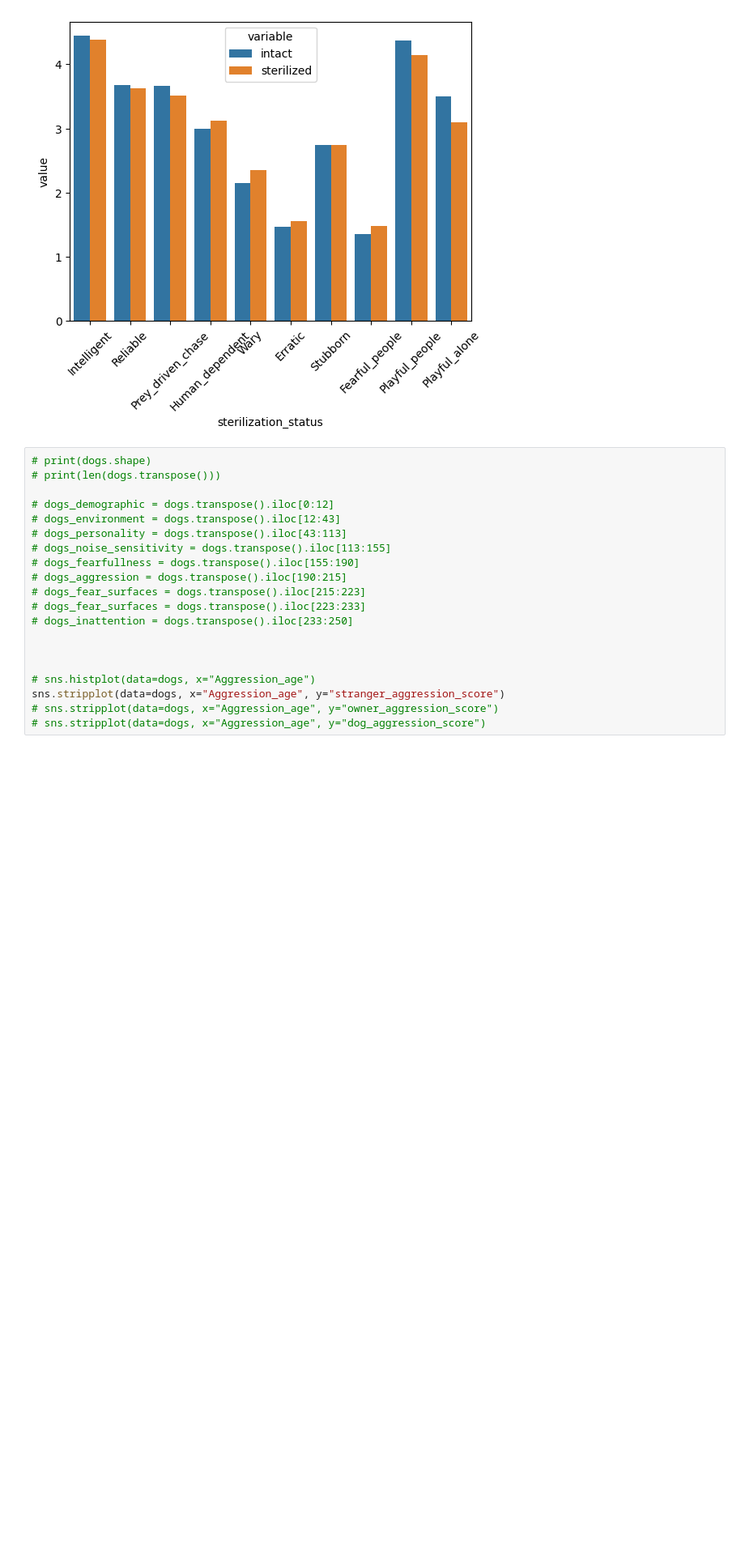
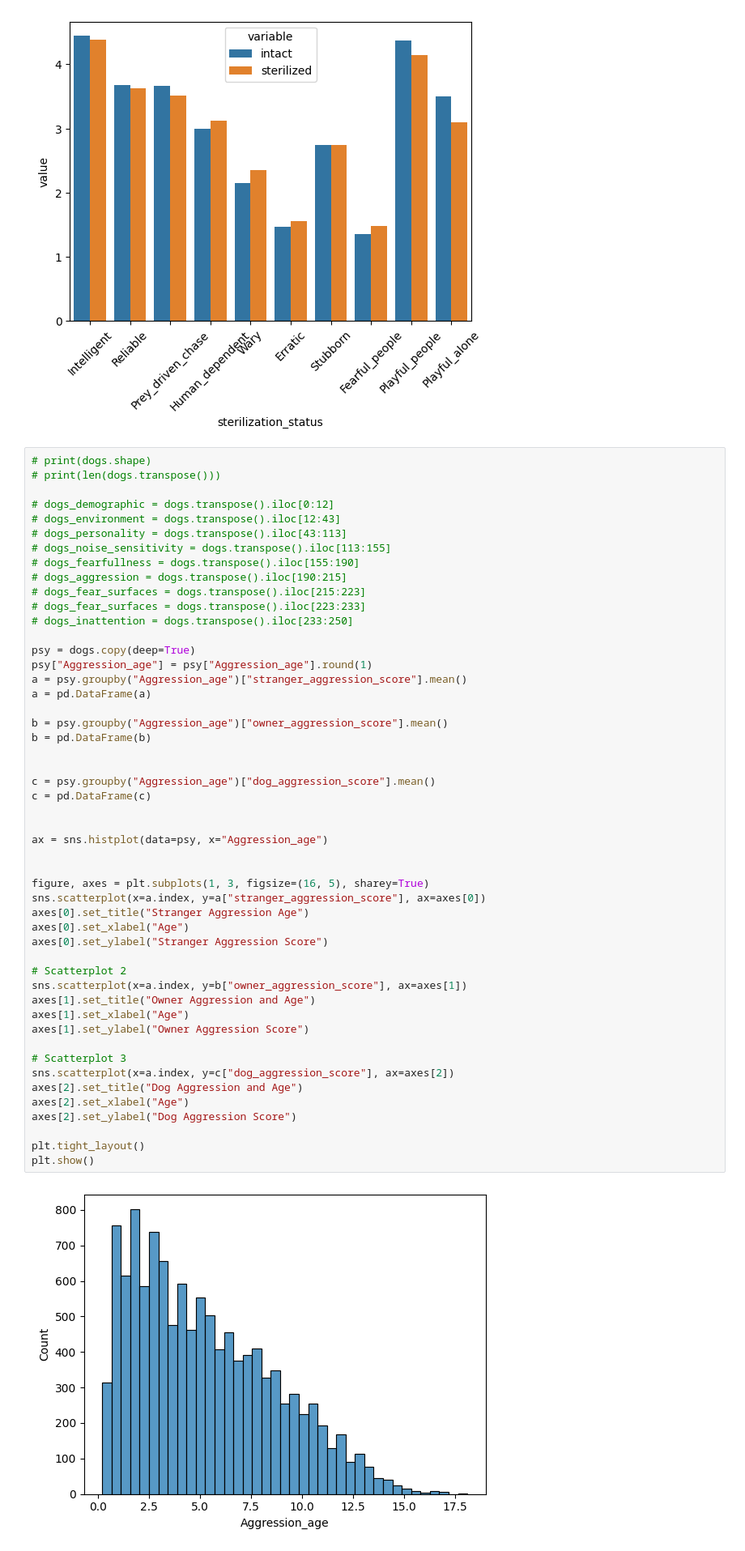
Before and after one commit to Retr-1/AnalyzaPsy, a Jupyter notebook: Analyza_psy.ipynb, the cells around one changed output. Shown: that part at 81% size. Drawn from its saved outputs; the diff is of its cells as text; blank space fills up the shorter version.

```diff
--- a/Analyza_psy.ipynb
+++ b/Analyza_psy.ipynb
@@ -194,20 +194,52 @@ plt.xticks(rotation=45)
 # %%
 # print(dogs.shape)
 # print(len(dogs.transpose()))
 
 # dogs_demographic = dogs.transpose().iloc[0:12]
 # dogs_environment = dogs.transpose().iloc[12:43]
 # dogs_personality = dogs.transpose().iloc[43:113]
 # dogs_noise_sensitivity = dogs.transpose().iloc[113:155]
 # dogs_fearfullness = dogs.transpose().iloc[155:190]
 # dogs_aggression = dogs.transpose().iloc[190:215]
 # dogs_fear_surfaces = dogs.transpose().iloc[215:223]
 # dogs_fear_surfaces = dogs.transpose().iloc[223:233]
 # dogs_inattention = dogs.transpose().iloc[233:250]
 
+psy = dogs.copy(deep=True)
+psy["Aggression_age"] = psy["Aggression_age"].round(1)
+a = psy.groupby("Aggression_age")["stranger_aggression_score"].mean()
+a = pd.DataFrame(a)
+
+b = psy.groupby("Aggression_age")["owner_aggression_score"].mean()
+b = pd.DataFrame(b)
 
 
-# sns.histplot(data=dogs, x="Aggression_age")
-sns.stripplot(data=dogs, x="Aggression_age", y="stranger_aggression_score")
-# sns.stripplot(data=dogs, x="Aggression_age", y="owner_aggression_score")
-# sns.stripplot(data=dogs, x="Aggression_age", y="dog_aggression_score")
+c = psy.groupby("Aggression_age")["dog_aggression_score"].mean()
+c = pd.DataFrame(c)
+
+
+ax = sns.histplot(data=psy, x="Aggression_age")
+
+
+figure, axes = plt.subplots(1, 3, figsize=(16, 5), sharey=True)
+sns.scatterplot(x=a.index, y=a["stranger_aggression_score"], ax=axes[0])
+axes[0].set_title("Stranger Aggression Age")
+axes[0].set_xlabel("Age")
+axes[0].set_ylabel("Stranger Aggression Score")
+
+# Scatterplot 2
+sns.scatterplot(x=a.index, y=b["owner_aggression_score"], ax=axes[1])
+axes[1].set_title("Owner Aggression and Age")
+axes[1].set_xlabel("Age")
+axes[1].set_ylabel("Owner Aggression Score")
+
+# Scatterplot 3
+sns.scatterplot(x=a.index, y=c["dog_aggression_score"], ax=axes[2])
+axes[2].set_title("Dog Aggression and Age")
+axes[2].set_xlabel("Age")
+axes[2].set_ylabel("Dog Aggression Score")
+
+plt.tight_layout()
+plt.show()
+# %% [output]
+[figure, added]
```
Also changed, not shown: parts of 4 cells of this notebook.
